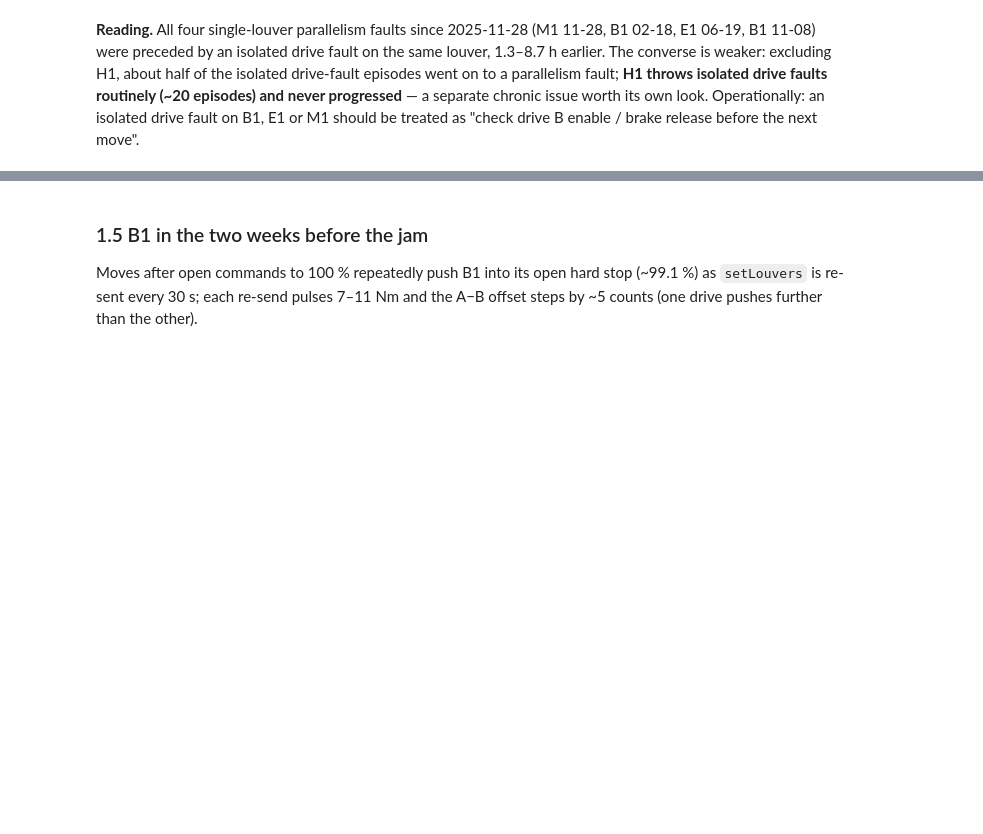
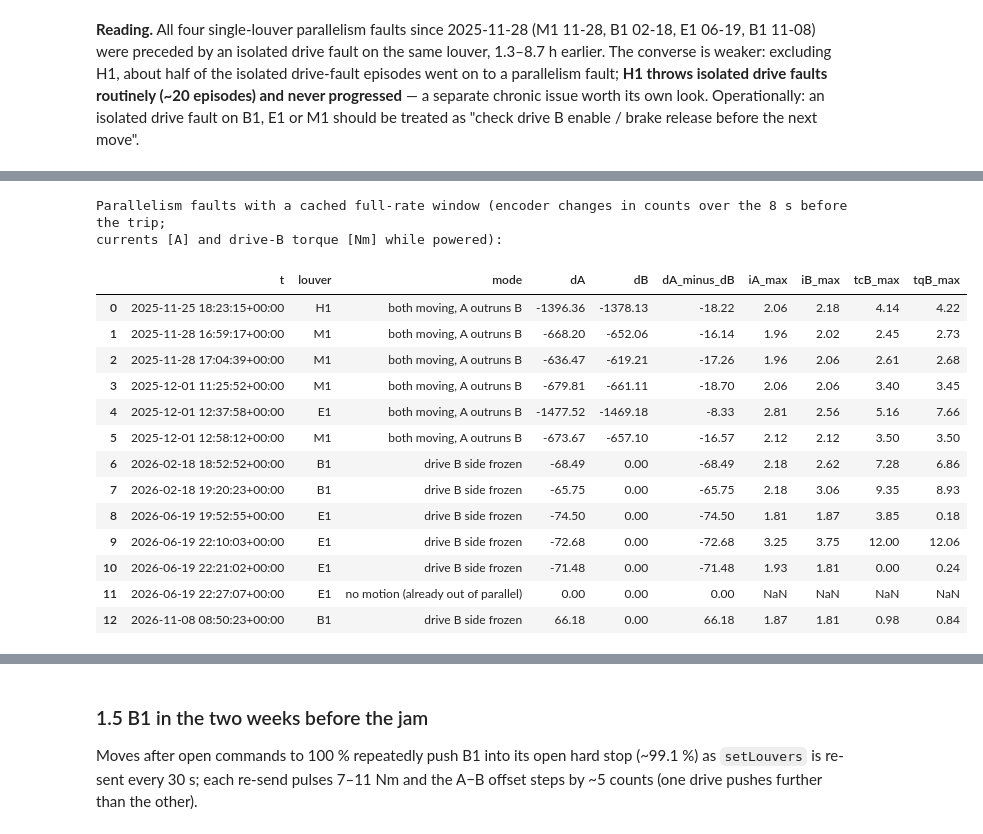
Before and after one commit to bstalder/rubin_notebooks, a Jupyter notebook: earlyoperations/engineering/Louver_Drive_Health.ipynb, the cells around one changed output, grey strips where cells are left out. Drawn from its saved outputs; the diff is of its cells as text; code cells hidden in the pictures; blank space fills up the shorter version.

```diff
--- a/earlyoperations/engineering/Louver_Drive_Health.ipynb
+++ b/earlyoperations/engineering/Louver_Drive_Health.ipynb
@@ -606,0 +616,47 @@ fig.tight_layout()
+# %%
+INV = {v: k for k, v in NAME.items()}
+mr = moves_raw[~moves_raw.index.duplicated()].sort_index()
+pf = faults_raw[faults_raw.code == 1].sort_values("t")
+pf = pf[pf.groupby("louver").t.diff().fillna(pd.Timedelta("1D")) > pd.Timedelta("120s")]   # first trip of a burst
+rows = []
+for _, f in pf.iterrows():
+    i = INV[f.louver]; a, b = 2 * i, 2 * i + 1
+    w = mr.loc[f.t - pd.Timedelta("8s"): f.t + pd.Timedelta("1s")]
+    if len(w) < 3:
+        continue                                   # no full-rate window cached (e.g. retries with louver idle)
+    on = w[(w[[f"driveCurrentActual{a}", f"driveCurrentActual{b}"]] > 0.5).any(axis=1)]
+    dA = w[f"encoderHeadCalibrated{a}"].iloc[-1] - w[f"encoderHeadCalibrated{a}"].iloc[0]
+    dB = w[f"encoderHeadCalibrated{b}"].iloc[-1] - w[f"encoderHeadCalibrated{b}"].iloc[0]
+    if len(on) == 0:
+        mode = "no motion (already out of parallel)"
+    elif abs(dB) < 1 and abs(dA) > 30:
+        mode = "drive B side frozen"
+    elif abs(dB) > 30:
+        mode = "both moving, A outruns B"
+    else:
+        mode = "other"
+    rows.append(dict(t=f.t.floor("s"), louver=f.louver, mode=mode, dA=dA, dB=dB, dA_minus_dB=dA - dB,
+                     iA_max=on[f"driveCurrentActual{a}"].max(), iB_max=on[f"driveCurrentActual{b}"].max(),
+                     tcB_max=on[f"driveTorqueCommanded{b}"].abs().max(),
+                     tqB_max=on[f"driveTorqueActual{b}"].abs().max()))
+par_modes = pd.DataFrame(rows)
+print("Parallelism faults with a cached full-rate window (encoder changes in counts over the 8 s before the trip;\n"
+      "currents [A] and drive-B torque [Nm] while powered):")
+display(par_modes.round(2))
+# %% [output]
+Parallelism faults with a cached full-rate window (encoder changes in counts over the 8 s before the trip;
+currents [A] and drive-B torque [Nm] while powered):
+|  | t | louver | mode | dA | dB | dA_minus_dB | iA_max | iB_max | tcB_max | tqB_max |
+| 0 | 2025-11-25 18:23:15+00:00 | H1 | both moving, A outruns B | -1396.36 | -1378.13 | -18.22 | 2.06 | 2.18 | 4.14 | 4.22 |
+| 1 | 2025-11-28 16:59:17+00:00 | M1 | both moving, A outruns B | -668.20 | -652.06 | -16.14 | 1.96 | 2.02 | 2.45 | 2.73 |
+| 2 | 2025-11-28 17:04:39+00:00 | M1 | both moving, A outruns B | -636.47 | -619.21 | -17.26 | 1.96 | 2.06 | 2.61 | 2.68 |
+| 3 | 2025-12-01 11:25:52+00:00 | M1 | both moving, A outruns B | -679.81 | -661.11 | -18.70 | 2.06 | 2.06 | 3.40 | 3.45 |
+| 4 | 2025-12-01 12:37:58+00:00 | E1 | both moving, A outruns B | -1477.52 | -1469.18 | -8.33 | 2.81 | 2.56 | 5.16 | 7.66 |
+| 5 | 2025-12-01 12:58:12+00:00 | M1 | both moving, A outruns B | -673.67 | -657.10 | -16.57 | 2.12 | 2.12 | 3.50 | 3.50 |
+| 6 | 2026-02-18 18:52:52+00:00 | B1 | drive B side frozen | -68.49 | 0.00 | -68.49 | 2.18 | 2.62 | 7.28 | 6.86 |
+| 7 | 2026-02-18 19:20:23+00:00 | B1 | drive B side frozen | -65.75 | 0.00 | -65.75 | 2.18 | 3.06 | 9.35 | 8.93 |
+| 8 | 2026-06-19 19:52:55+00:00 | E1 | drive B side frozen | -74.50 | 0.00 | -74.50 | 1.81 | 1.87 | 3.85 | 0.18 |
+| 9 | 2026-06-19 22:10:03+00:00 | E1 | drive B side frozen | -72.68 | 0.00 | -72.68 | 3.25 | 3.75 | 12.00 | 12.06 |
+| 10 | 2026-06-19 22:21:02+00:00 | E1 | drive B side frozen | -71.48 | 0.00 | -71.48 | 1.93 | 1.81 | 0.00 | 0.24 |
+| 11 | 2026-06-19 22:27:07+00:00 | E1 | no motion (already out of parallel) | 0.00 | 0.00 | 0.00 | NaN | NaN | NaN | NaN |
+| 12 | 2026-11-08 08:50:23+00:00 | B1 | drive B side frozen | 66.18 | 0.00 | 66.18 | 1.87 | 1.81 | 0.98 | 0.84 |
```
Also changed, not shown: parts of 13 cells of this notebook, 1 other file.
